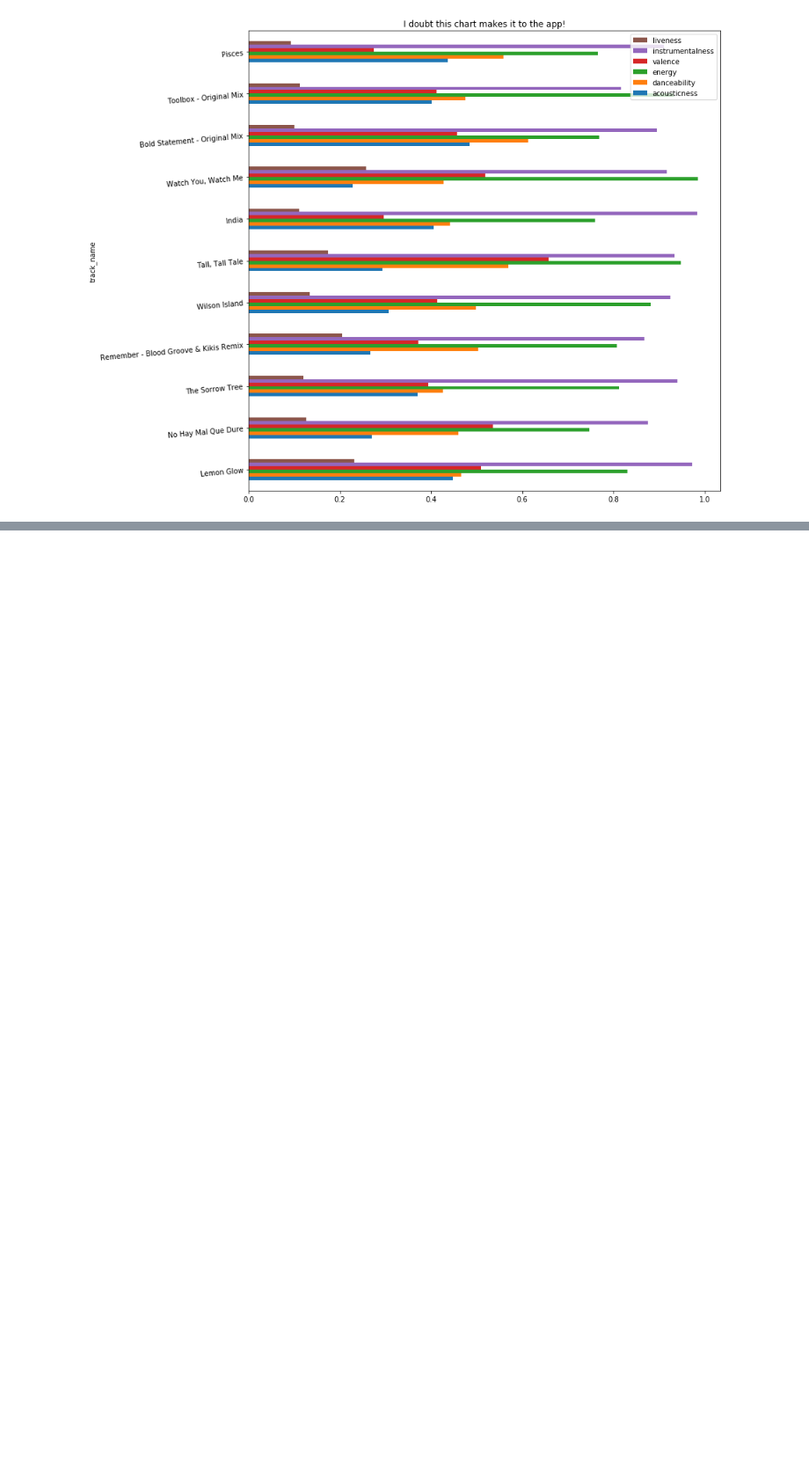
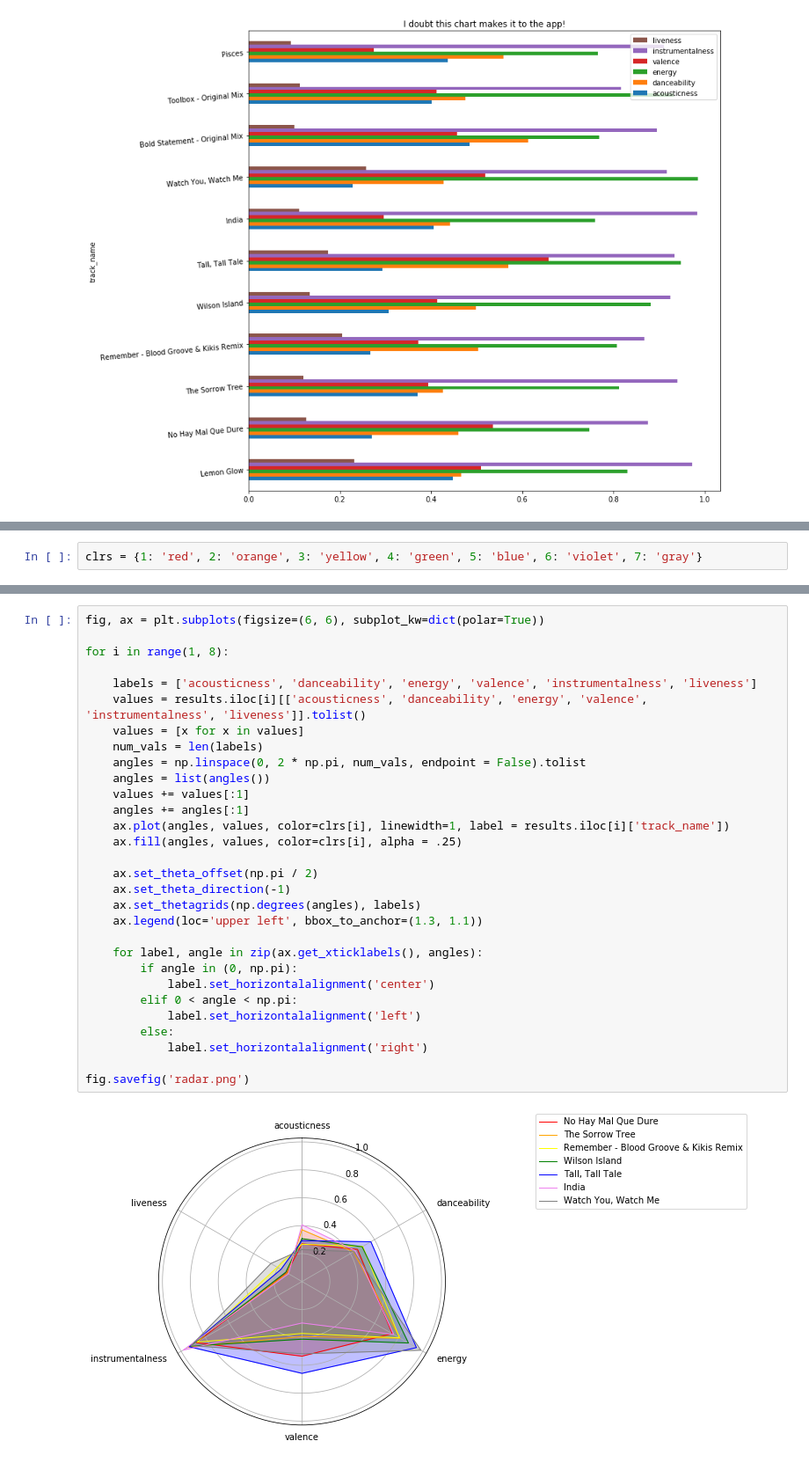
Before and after one commit to bw-spotify-song-suggester-4/data-science, a Jupyter notebook: pickletaste.ipynb, the cells around one changed output, grey strips where cells are left out. Shown at 88% size. Cells and saved outputs as stored; diff of their text form; blank space fills up the shorter version.

Commit message:
radar

```diff
--- a/pickletaste.ipynb
+++ b/pickletaste.ipynb
@@ -72,0 +69,2 @@ plt.show()
+# %%
+clrs = {1: 'red', 2: 'orange', 3: 'yellow', 4: 'green', 5: 'blue', 6: 'violet', 7: 'gray'}
@@ -72,0 +75,32 @@ plt.show()
+# %%
+fig, ax = plt.subplots(figsize=(6, 6), subplot_kw=dict(polar=True))
+
+for i in range(1, 8):
+
+    labels = ['acousticness', 'danceability', 'energy', 'valence', 'instrumentalness', 'liveness']
+    values = results.iloc[i][['acousticness', 'danceability', 'energy', 'valence', 'instrumentalness', 'liveness']].tolist()
+    values = [x for x in values]
+    num_vals = len(labels)
+    angles = np.linspace(0, 2 * np.pi, num_vals, endpoint = False).tolist
+    angles = list(angles())
+    values += values[:1]
+    angles += angles[:1]
+    ax.plot(angles, values, color=clrs[i], linewidth=1, label = results.iloc[i]['track_name'])
+    ax.fill(angles, values, color=clrs[i], alpha = .25)
+
+    ax.set_theta_offset(np.pi / 2)
+    ax.set_theta_direction(-1)
+    ax.set_thetagrids(np.degrees(angles), labels)
+    ax.legend(loc='upper left', bbox_to_anchor=(1.3, 1.1))
+
+    for label, angle in zip(ax.get_xticklabels(), angles):
+        if angle in (0, np.pi):
+            label.set_horizontalalignment('center')
+        elif 0 < angle < np.pi:
+            label.set_horizontalalignment('left')
+        else:
+            label.set_horizontalalignment('right')
+
+fig.savefig('radar.png')
+# %% [output]
+[figure, added]
```
Also changed, not shown: parts of 4 cells of this notebook, 2 other files.
